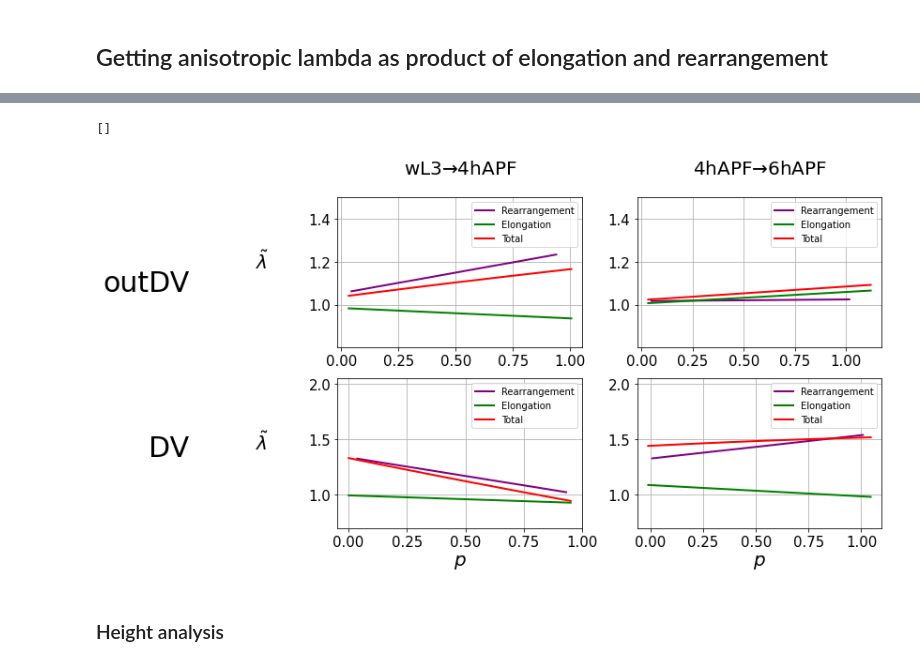
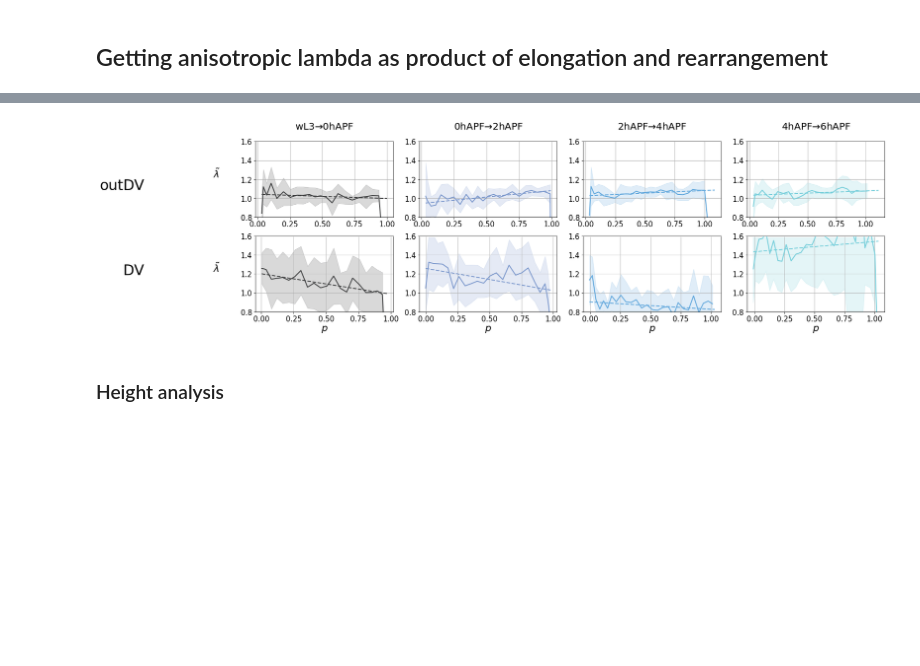
Before and after one commit to abhijeetkrishna/-WingDiscEversion_theory, a Jupyter notebook: data_analysis/prop_comparison_analysis.ipynb, the cells around one changed output, grey strips where cells are left out. Cells and saved outputs as stored; diff of their text form; code cells hidden in the pictures; blank space fills up the shorter version.

```diff
--- a/data_analysis/prop_comparison_analysis.ipynb
+++ b/data_analysis/prop_comparison_analysis.ipynb
@@ -392,9 +399,6 @@ Max pathlength at upcrawling stage
 # %% [markdown]
 ## Area analysis
 # %%
-#rois = ['outDV', 'DV']
-#devstages = ['upcrawling','whitePupa','2hAPF','4hAPF']
-devstages = ["wL3","0hAPF","2hAPF","4hAPF","6hAPF",]
 
 nbcols = 1
 nbrows = len(rois)
@@ -456,7 +460,7 @@ for i in range(nbrows):
                         )
 
     ax.grid(visible=True)
-    ax.legend(fontsize = 12)
+    #ax.legend(fontsize = 12)
 
 fig.tight_layout()
 
@@ -486,6 +490,6 @@ main_ax.set_xticks([])
 
 
 #os.makedirs('plots/',exist_ok=True)
-#plt.savefig('plots/k_vs_N.pdf', bbox_inches = 'tight')
+#plt.savefig('plots/k_vs_N_' + genotype + '.pdf', bbox_inches = 'tight')
 # %% [output]
 []
@@ -1272,17 +1059,6 @@ df["devstage"] = [devstage_map[x] for x in df["devstage"].values]
 
 [k_N_alldiscs, k_N_mean] = analyze_ring_cell_numbers(df, devstages = devstages)
 
-devstage_combinations = pd.DataFrame({'devstage_init':[#'96hAEL',
-                                                       'wL3',
-                                                       '4hAPF',
-                                                       #"wL3","0hAPF","2hAPF","4hAPF"
-                                                      ],
-                                     'devstage_final':[#'upcrawling',
-                                                       '4hAPF',
-                                                       '6hAPF',
-                                                       #"0hAPF","2hAPF","4hAPF","6hAPF"
-                                                      ],}
-                                    )
 
 [k_diff, k_diff_stat] = get_k_differences(k_N_alldiscs, devstage_combinations = devstage_combinations, rois = rois, fit_param = 'ref_pathlength_scaled_beta_mean', N_ref_pathlength_dict = k_scaled_dist_dict)
 
@@ -1553,88 +1251,64 @@ for i in range(nbrows):
             xlabel = r'$p$'
         if roi == 'DV':
             xticks = [0, 0.25, 0.5, 0.75, 1]
-            yticks = [1, 1.5, 2.0]
+            #yticks = [1, 1.5, 2.0]
             #xlim = (0,155)
-            ylim = (0.7, 2.05)
+            ylim = (0.8, 1.6)
         else:
             xticks = [0, 0.25, 0.5, 0.75, 1]
-            yticks = [1, 1.2, 1.4,]
+            #yticks = [1, 1.2, 1.4,]
             #xlim = (0,780)
-            ylim = (0.8, 1.5)
+            ylim = (0.8, 1.6)
 
-        #ax = get_subplot(ax, df = None,#k_diff,
-        #                 stat_df=k_diff_stat, query_str = query_str, x_col = 'k_beta', y_col = 'lambda_rearrangement',
-        #                 mean_color=color_dict[devstage_init], mean_linewidth=2,
-        #                 xlabel = xlabel, ylabel = ylabel, title = title,
-        #                 xticks = xticks, yticks = yticks, xlim = xlim, ylim = ylim,
-        #                )
-        ax = get_subplot(ax, df = None,
-                         stat_df = k_diff_stat, query_str = query_str,
-                         x_col_mean='ref_pathlength_scaled_beta_mean', y_col_mean ='fit_lambda_rearrangement',
-                         mean_color='purple',
-                         mean_linewidth=2, mean_label='Rearrangement',
+        ax = get_subplot(ax, df = None,#k_diff,
+                         stat_df=k_diff_w_aniso_stat, query_str = query_str, x_col = 'ref_pathlength_scaled_beta_mean', y_col = 'lambda_anisotropic',
+                         mean_color=color_dict[devstage_init], mean_linewidth=2,
                          xlabel = xlabel, ylabel = ylabel, title = title,
                          xticks = xticks, yticks = yticks, xlim = xlim, ylim = ylim,
-                         mean_linestyle='-',error_style = None,
                         )
-
-
         ax = get_subplot(ax, df = None,
-                         stat_df = el_diff_stat, query_str = query_str,
-                         x_col_mean='ref_pathlength_scaled_beta_mean', y_col_mean ='fit_exp_signed_Qnorm_diff',
-                         mean_color='green',
-                         mean_linewidth=2, mean_label='Elongation',
+                         stat_df = k_diff_w_aniso_stat, query_str = query_str,
+                         x_col_mean='ref_pathlength_scaled_beta_mean', y_col_mean ='fit_lambda_anisotropic',
+                         mean_color=color_dict[devstage_init], mean_linewidth=2,
                          xlabel = xlabel, ylabel = ylabel, title = title,
                          xticks = xticks, yticks = yticks, xlim = xlim, ylim = ylim,
-                         mean_linestyle='-',error_style = None,
+                         mean_linestyle='--',error_style = None, mean_label = 'fit'
                         )
+        #ax.legend()
+        ax.grid()
 
-        ax = get_subplot(ax, df = None,
-                         stat_df = el_diff_stat, query_str = query_str,
-                         x_col_mean='ref_pathlength_scaled_beta_mean', y_col_mean ='fit_tot_anisotropic',
-                         mean_color='red',
-                         mean_linewidth=2, mean_label='Total',
-                         xlabel = xlabel, ylabel = ylabel, title = title,
-                         xticks = xticks, yticks = yticks, xlim = xlim, ylim = ylim,
-                         mean_linestyle='-',error_style = None,
-                        )
-
-
-        ax.legend()
-        ax.grid(visible=True)
 
 fig.tight_layout()
 
 plt.xlabel('', fontsize = 40, labelpad = 30)
 plt.ylabel('', fontsize = 40, labelpad = 70, rotation = 0)
 
 plt.xlim(-0.5,nbcols -0.5)
 plt.ylim(-0.5, nbrows -0.5)
 
 #tick_intervals_x = col_vals
 tick_intervals_y = [0, 1]
 
 #tick_intervals_x_str = [str(round(x,2)) for x in tick_intervals_x]
 tick_intervals_y_str = ['DV', 'outDV']
 
 main_ax.tick_params(axis=u'both', which=u'both', length = 0, labelsize = 15,
                     pad = 100, # if two columns
                     #pad = 30, #if four columns
                     rotation = 0)
 
 #plt.xticks(range(len(col_vals)), tick_intervals_x_str, fontsize = 40)
 main_ax.set_yticks(tick_intervals_y)
 main_ax.set_yticklabels(tick_intervals_y_str, fontsize = 30, x = -0.1)
 
 #main_ax.axvline(x = 0.42, color = 'blue', linewidth = 5)
 
 main_ax.set_xticks([])
 #plt.yticks([], [], fontsize = 40)
 
 
 
-#os.makedirs('plots/',exist_ok=True)
-#plt.savefig('plots/lambda_rearrangement_twoPanels.pdf', bbox_inches = 'tight')
+os.makedirs('plots/',exist_ok=True)
+plt.savefig('plots/lambda_anisotropic_' + genotype + '.pdf', bbox_inches = 'tight')
 # %% [output]
-[]
-[figure, old version]
+[figure, new version]
```
Also changed, not shown: parts of 131 cells of this notebook, 23 other files.
